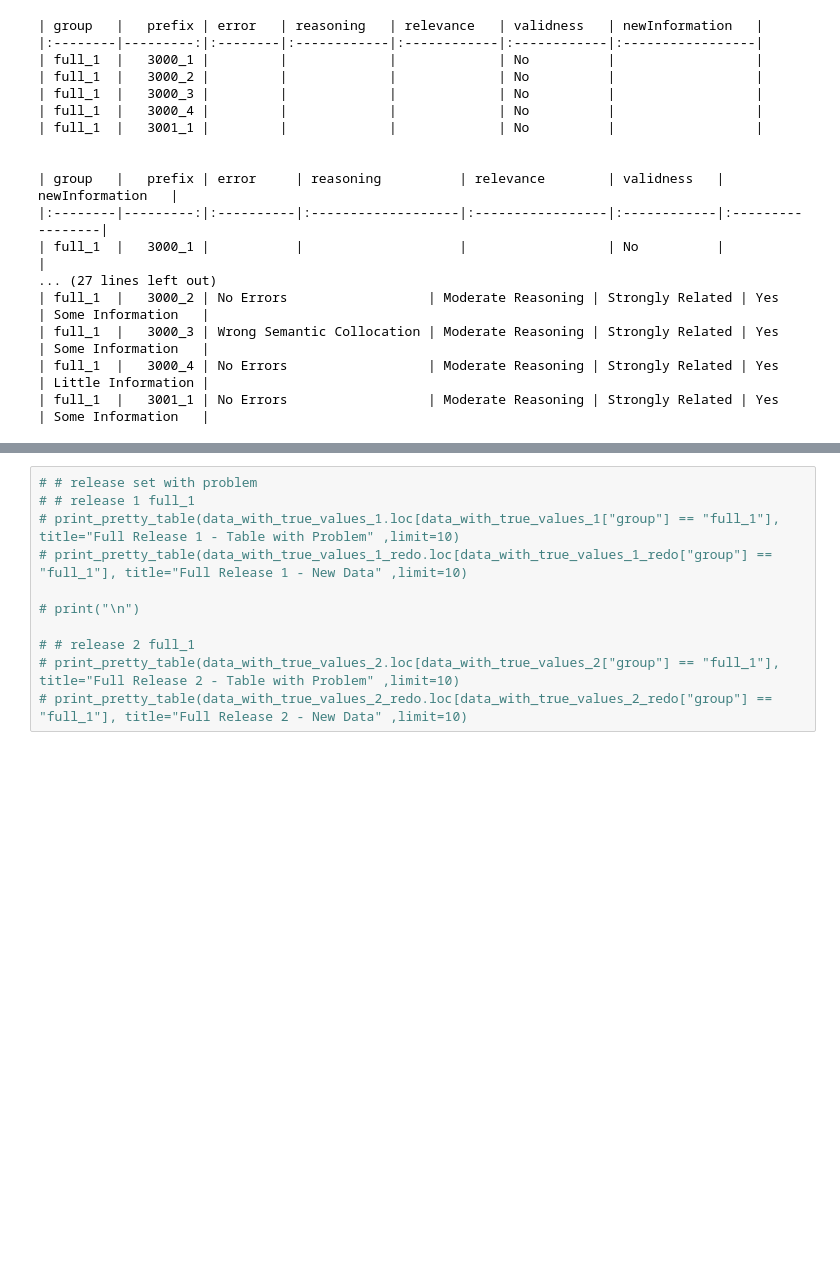
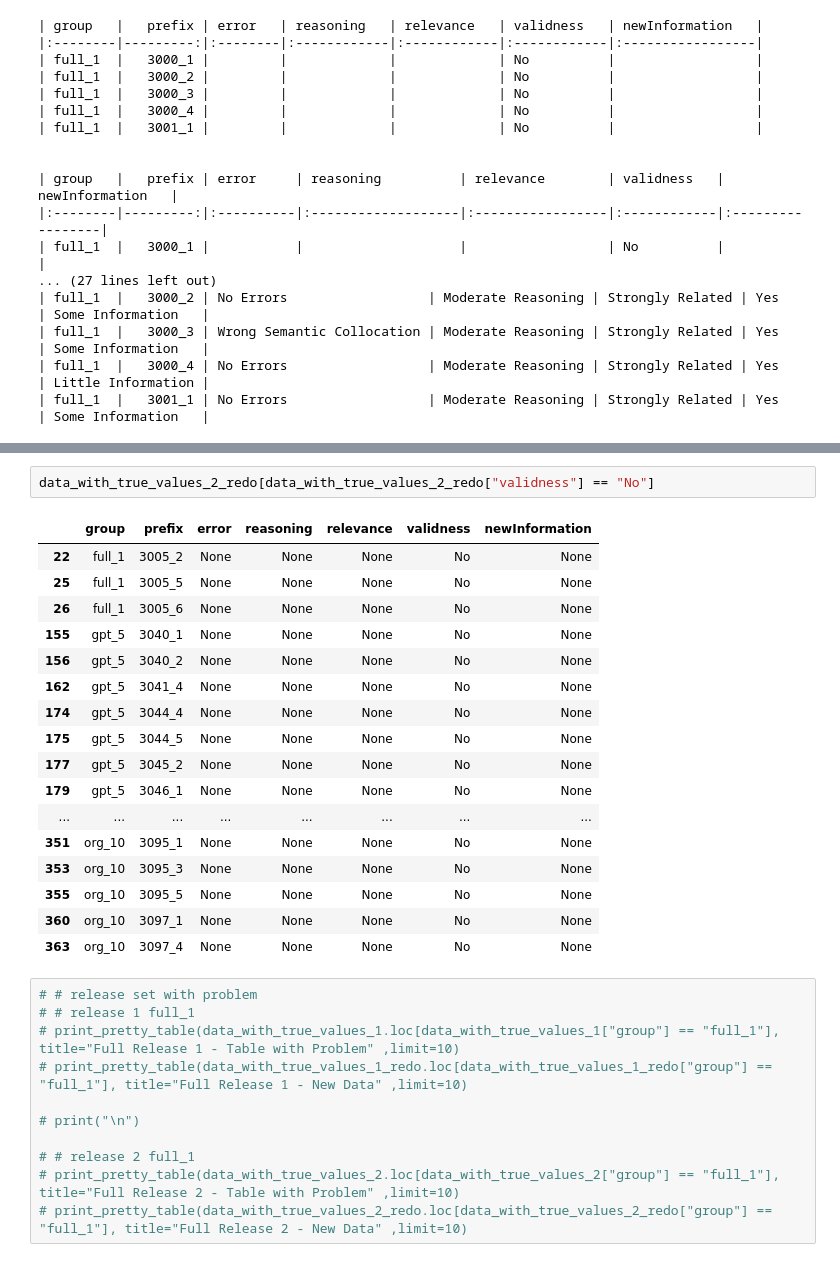
Before and after one commit to zheliu92/nlp_followupqg_public, a Jupyter notebook: Human_Evaluation/Helpers/mode_2_output_analysis.ipynb, the cells around one changed output, grey strips where cells are left out. Cells and saved outputs as stored; diff of their text form; blank space fills up the shorter version.

```diff
--- a/Human_Evaluation/Helpers/mode_2_output_analysis.ipynb
+++ b/Human_Evaluation/Helpers/mode_2_output_analysis.ipynb
@@ -327,3 +354,23 @@ print_pretty_table(data_with_true_values_3.head())
+# %%
+data_with_true_values_2_redo[data_with_true_values_2_redo["validness"] == "No"]
+# %% [output]
+|  | group | prefix | error | reasoning | relevance | validness | newInformation |
+| 22 | full_1 | 3005_2 | None | None | None | No | None |
+| 25 | full_1 | 3005_5 | None | None | None | No | None |
+| 26 | full_1 | 3005_6 | None | None | None | No | None |
+| 155 | gpt_5 | 3040_1 | None | None | None | No | None |
+| 156 | gpt_5 | 3040_2 | None | None | None | No | None |
+| 162 | gpt_5 | 3041_4 | None | None | None | No | None |
+| 174 | gpt_5 | 3044_4 | None | None | None | No | None |
+| 175 | gpt_5 | 3044_5 | None | None | None | No | None |
+| 177 | gpt_5 | 3045_2 | None | None | None | No | None |
+| 179 | gpt_5 | 3046_1 | None | None | None | No | None |
+| ... | ... | ... | ... | ... | ... | ... | ... |
+| 351 | org_10 | 3095_1 | None | None | None | No | None |
+| 353 | org_10 | 3095_3 | None | None | None | No | None |
+| 355 | org_10 | 3095_5 | None | None | None | No | None |
+| 360 | org_10 | 3097_1 | None | None | None | No | None |
+| 363 | org_10 | 3097_4 | None | None | None | No | None |
 # %%
 # # release set with problem
 # # release 1 full_1
```
Also changed, not shown: parts of 13 cells of this notebook, 4 other files.
